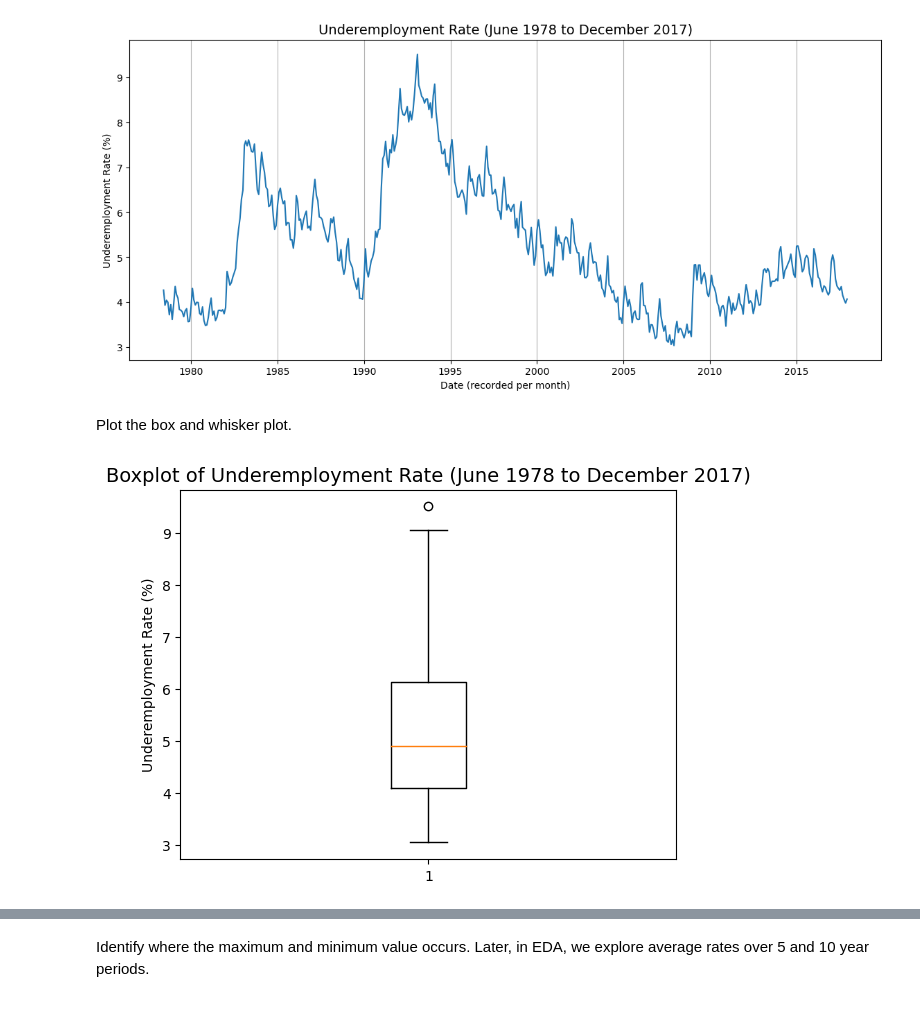
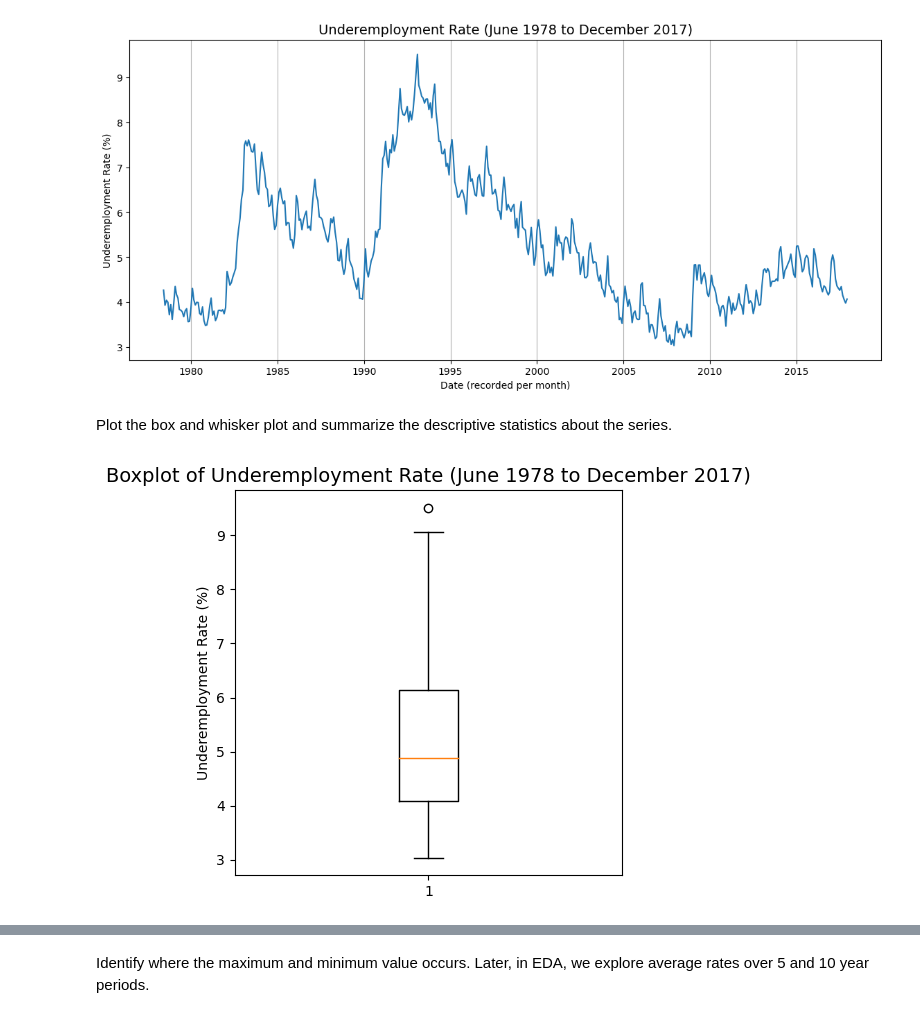
Before and after one commit to DamianChimes/QBUS6840-Predictive-Analytics, a Jupyter notebook: QBUS6840_Group51.ipynb, the cells around one changed output, grey strips where cells are left out. Drawn from its saved outputs; the diff is of its cells as text; code cells hidden in the pictures.

```diff
--- a/QBUS6840_Group51.ipynb
+++ b/QBUS6840_Group51.ipynb
@@ -111,14 +120,15 @@ plt.show()
 # %% [output]
 [figure]
 # %% [markdown]
-Plot the box and whisker plot.
+Plot the box and whisker plot and summarize the descriptive statistics about the series.
 # %%
+plt.figure(figsize=(5,5))
 plt.title('Boxplot of Underemployment Rate (June 1978 to December 2017)', fontsize=14)
 plt.boxplot(df_ts)
 plt.ylabel('Underemployment Rate (%)', fontsize=10)
 plt.show()
 
-df_ts.describe()
+df_ts.describe().style.format(precision=4)
 # %% [output]
-[figure, old version]
+[figure, new version]
 |  | Underemployment Rate |
```
Also changed, not shown: parts of 88 cells of this notebook.
